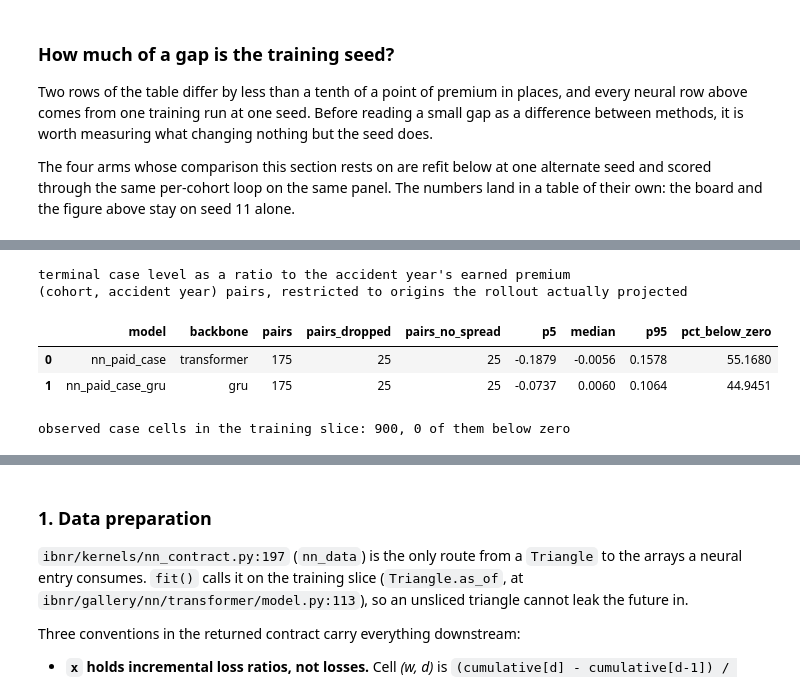
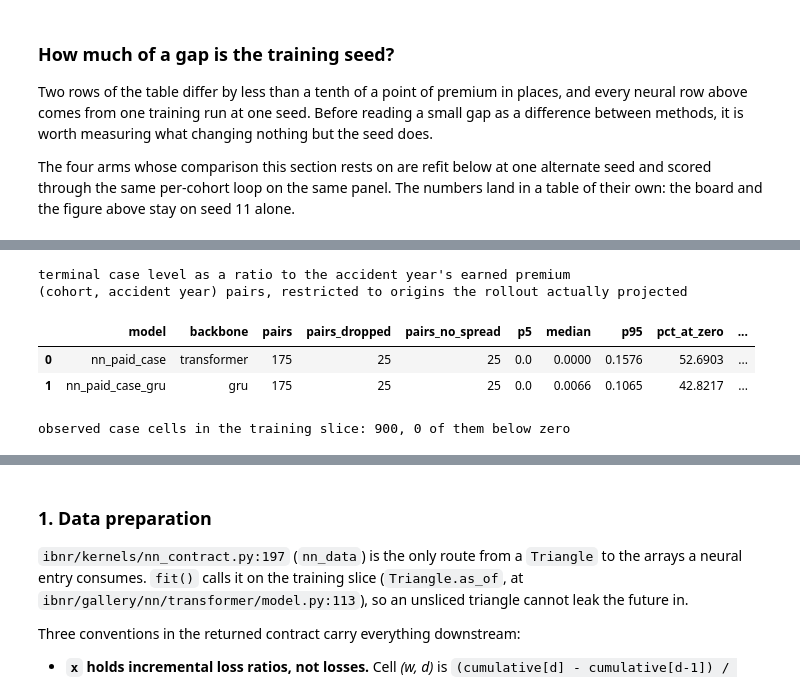
Before and after one commit to EKtheSage/ibnr, a Jupyter notebook: analysis/03b_nn_vs_classical.ipynb, the cells around one changed output, grey strips where cells are left out. Drawn from its saved outputs; the diff is of its cells as text; code cells hidden in the pictures.

```diff
--- a/analysis/03b_nn_vs_classical.ipynb
+++ b/analysis/03b_nn_vs_classical.ipynb
@@ -1904,47 +1916,61 @@ is all it checks.
 # One included origin contributes a single projected step, at the deepest development age,
 # where the movement is pinned to the pooled development mean. A pinned step is the same
 # value in every draw, so the pairs it contributes carry no spread; `pairs_no_spread` counts
-# them rather than leaving it to be taken on trust. Constancy is tested as a RANGE of zero,
-# not a standard deviation of zero: these draws are float32, and the mean of many identical
-# float32 values is not always exactly that value, so `std() == 0` misses most of them - a
-# first version of this cell used it and counted 12 of the 25.
-drain_rows = []
+# every pair whose draws all agree - those pinned pairs, plus any pair every draw of which
+# ends on the floor. Constancy is tested as a RANGE of zero, not a standard deviation of
+# zero: these draws are float32, and the mean of many identical float32 values is not always
+# exactly that value, so `std() == 0` misses most of them - a first version of this cell
+# used it and counted 12 of the 25.
+#
+# `pct_at_zero` is the run-off statistic under the 0.5.6 floor: the share of simulated
+# terminal levels that ended exactly on it. `pct_below_zero` is kept as a check rather than
+# a finding - every pair this summary keeps is simulated, and a simulated origin's level is
+# floored from its first projected step, so a nonzero value here would mean the flag never
+# reached the rollout.
+runoff_rows = []
 for model_name, fitted in paid_case_fits.items():
     contract = fitted.contract_
     simulated = contract["latest_dev"] < contract["n_d"]  # (cohorts, accident years)
     # the same (n_draws, seed) the predict() calls above used, so the rollout is cached
     # and these are those draws rather than a second simulation
     terminal = fitted.case_paths(seed=SEED_DRAW)[:, simulated]  # (draws, simulated pairs)
-    drain_rows.append(
+    runoff_rows.append(
         {
             "model": model_name,
             "backbone": fitted.config_.backbone,
             "pairs": int(simulated.sum()),
             "pairs_dropped": int((~simulated).sum()),
             "pairs_no_spread": int((np.ptp(terminal, axis=0) == 0).sum()),
             "p5": float(np.percentile(terminal, 5)),
             "median": float(np.median(terminal)),
             "p95": float(np.percentile(terminal, 95)),
+            "pct_at_zero": 100.0 * float((terminal == 0).mean()),
             "pct_below_zero": 100.0 * float((terminal < 0).mean()),
         }
     )
 print("terminal case level as a ratio to the accident year's earned premium")
 print("(cohort, accident year) pairs, restricted to origins the rollout actually projected")
-display(pd.DataFrame(drain_rows).round(4))
+display(pd.DataFrame(runoff_rows).round(4))
 
-# Whether a negative simulated level is a defect or a sign convention is a question about
-# the data, so the data answers it: case reserves net of salvage and subrogation CAN be
-# negative, and the count below is how often this panel's observed ones are.
+# The floor encodes what the data say about the sign. A case reserve net of salvage and
+# subrogation CAN legitimately be negative, which is why the STARTING level is carried as
+# observed, negative included - but not one of this panel's observed case cells is below
+# zero, so the unfloored 0.5.5 walk's mass there was overshoot rather than a sign
+# convention. The assert settles the check the mass-at-zero reading needs: the case grid is
+# exactly as complete as the paid grid, so no origin starts from the 0.0 fallback an origin
+# with no case cell would get, and every zero in the table is a level the walk reached.
 _case_obs = tri.as_of(AS_OF).select_fields("case_reserve").execute()["value"]
+_paid_obs = tri.as_of(AS_OF).select_fields(FIELD).execute()["value"]
+assert len(_case_obs) == len(_paid_obs), (len(_case_obs), len(_paid_obs))
 print(
     f"observed case cells in the training slice: {len(_case_obs)}, "
     f"{int((_case_obs < 0).sum())} of them below zero"
 )
 # %% [output]
 terminal case level as a ratio to the accident year's earned premium
 (cohort, accident year) pairs, restricted to origins the rollout actually projected
-|  | model | backbone | pairs | pairs_dropped | pairs_no_spread | p5 | median | p95 | pct_below_zero |
-| 0 | nn_paid_case | transformer | 175 | 25 | 25 | -0.1879 | -0.0056 | 0.1578 | 55.1680 |
-| 1 | nn_paid_case_gru | gru | 175 | 25 | 25 | -0.0737 | 0.0060 | 0.1064 | 44.9451 |
+|  | model | backbone | pairs | pairs_dropped | pairs_no_spread | p5 | median | p95 | pct_at_zero | ... |
+| 0 | nn_paid_case | transformer | 175 | 25 | 25 | 0.0 | 0.0000 | 0.1576 | 52.6903 | ... |
+| 1 | nn_paid_case_gru | gru | 175 | 25 | 25 | 0.0 | 0.0066 | 0.1065 | 42.8217 | ... |
 observed case cells in the training slice: 900, 0 of them below zero
 # %% [markdown]
```
Also changed, not shown: parts of 21 cells of this notebook.
